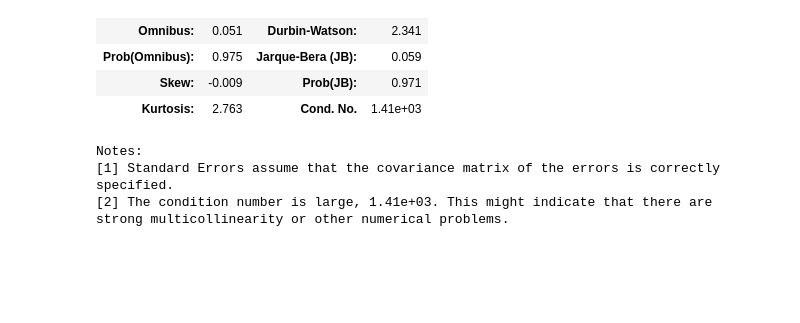
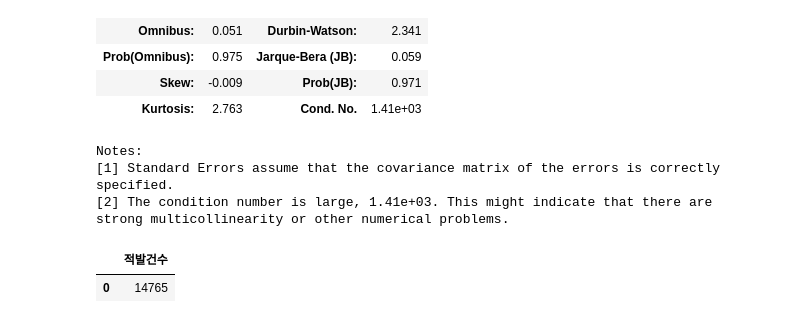
Before and after one commit to Yuu-Yur/DDProject, a Jupyter notebook: analysis/단속적발_사고.ipynb, the cells around one changed output. Drawn from its saved outputs; the diff is of its cells as text; code cells hidden in the pictures; blank space fills up the shorter version.

```diff
--- a/analysis/단속적발_사고.ipynb
+++ b/analysis/단속적발_사고.ipynb
@@ -111,3 +111,10 @@ Notes:
 [1] Standard Errors assume that the covariance matrix of the errors is correctly specified.
 [2] The condition number is large, 1.41e+03. This might indicate that there are
 strong multicollinearity or other numerical problems.
+# %%
+from analysis.querySql import query_sql
+query = """SELECT COUNT(id) AS 적발건수  FROM crackdown """
+query_sql(query)
+# %% [output]
+|  | 적발건수 |
+| 0 | 14765 |
```
Also changed, not shown: 4 other files.
